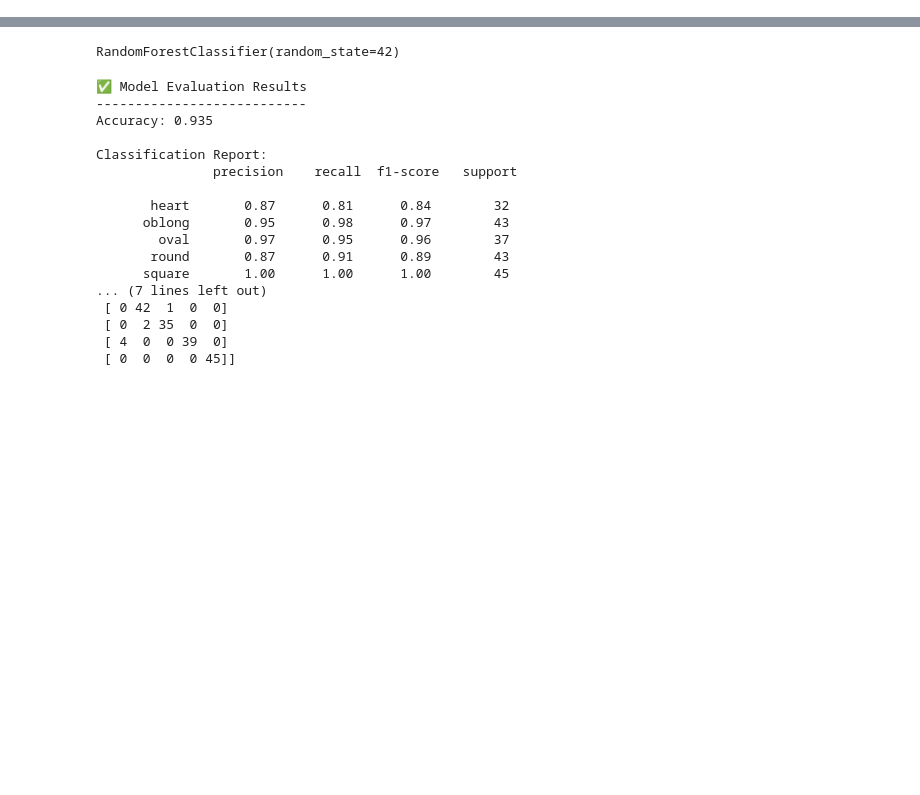
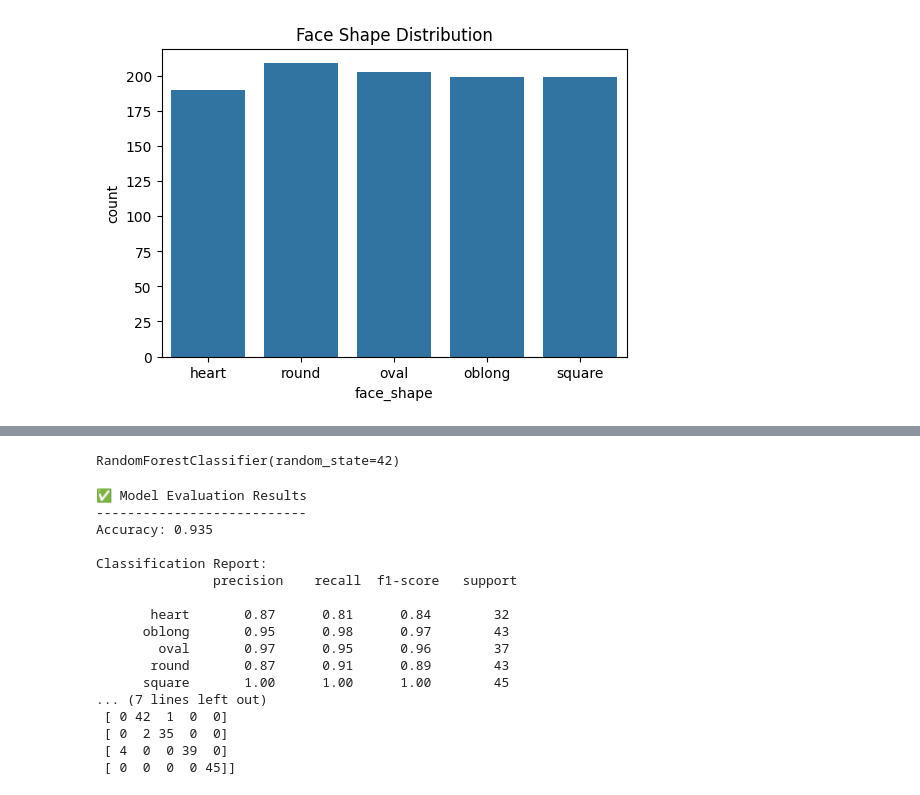
Before and after one commit to sunhesh12/face-shape-hairstyle-ml, a Jupyter notebook: notebooks/fc212008_nathasha/randomforest.ipynb, the cells around one changed output, grey strips where cells are left out. Saved outputs shown, nothing was run; the diff lists cells and outputs as text; code cells hidden in the pictures; blank space fills up the shorter version.

```diff
--- a/notebooks/fc212008_nathasha/randomforest.ipynb
+++ b/notebooks/fc212008_nathasha/randomforest.ipynb
@@ -6,5 +9,4 @@ from sklearn.ensemble import RandomForestClassifier
 from sklearn.metrics import accuracy_score, classification_report, confusion_matrix
 import joblib
 # %%
-# Step 1: Load dataset
-df = pd.read_csv('hairstyle_prediction_dataset_1000.csv')
+df = pd.read_csv('../../data/process/hairstyle_prediction_dataset_1000.csv')
@@ -12,0 +62,7 @@ NameError: name 'pd' is not defined
+# %%
+plt.figure(figsize=(6,4))
+sns.countplot(x='face_shape', data=df)
+plt.title("Face Shape Distribution")
+plt.show()
+# %% [output]
+[figure, added]
```
Also changed, not shown: parts of 19 cells of this notebook.
